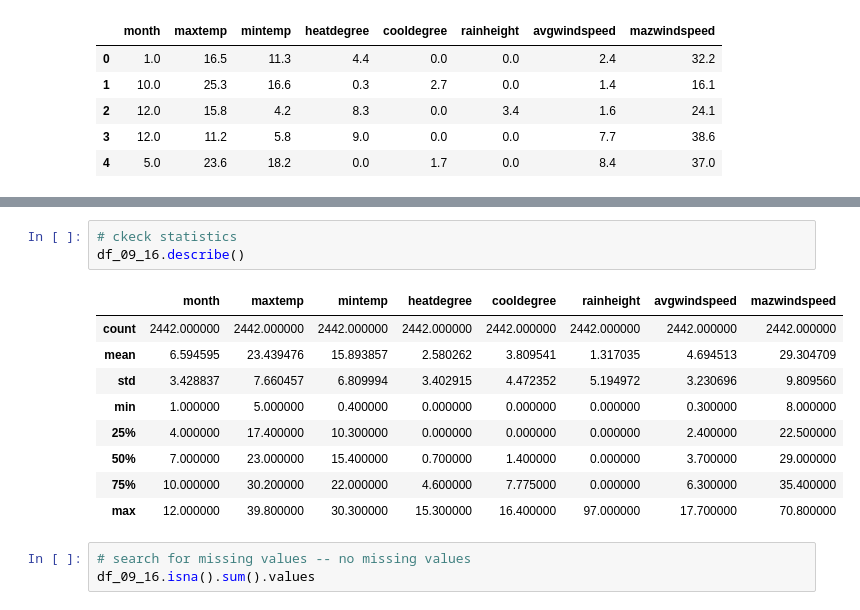
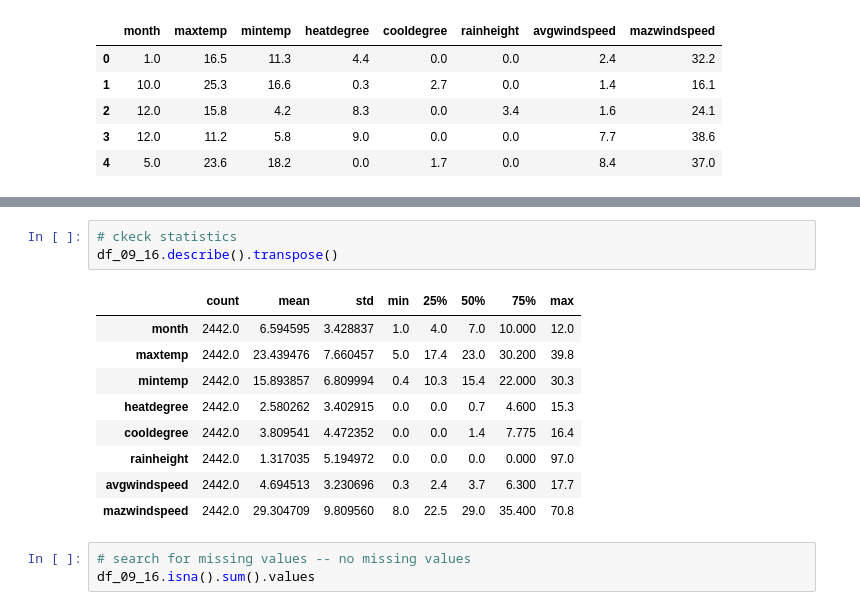
Before and after one commit to spros1/Methods-and-Algorithms_Work_Semester_21-22, a Jupyter notebook: Meteorological_Measurements_AthensCenter.ipynb, the cells around one changed output, grey strips where cells are left out. Saved outputs shown, nothing was run; the diff lists cells and outputs as text.

```diff
--- a/Meteorological_Measurements_AthensCenter.ipynb
+++ b/Meteorological_Measurements_AthensCenter.ipynb
@@ -83,17 +83,17 @@ dtypes: float64(8)
 memory usage: 152.8 KB
 # %%
 # ckeck statistics
-df_09_16.describe()
+df_09_16.describe().transpose()
 # %% [output]
-|  | month | maxtemp | mintemp | heatdegree | cooldegree | rainheight | avgwindspeed | mazwindspeed |
-| count | 2442.000000 | 2442.000000 | 2442.000000 | 2442.000000 | 2442.000000 | 2442.000000 | 2442.000000 | 2442.000000 |
-| mean | 6.594595 | 23.439476 | 15.893857 | 2.580262 | 3.809541 | 1.317035 | 4.694513 | 29.304709 |
-| std | 3.428837 | 7.660457 | 6.809994 | 3.402915 | 4.472352 | 5.194972 | 3.230696 | 9.809560 |
-| min | 1.000000 | 5.000000 | 0.400000 | 0.000000 | 0.000000 | 0.000000 | 0.300000 | 8.000000 |
-| 25% | 4.000000 | 17.400000 | 10.300000 | 0.000000 | 0.000000 | 0.000000 | 2.400000 | 22.500000 |
-| 50% | 7.000000 | 23.000000 | 15.400000 | 0.700000 | 1.400000 | 0.000000 | 3.700000 | 29.000000 |
-| 75% | 10.000000 | 30.200000 | 22.000000 | 4.600000 | 7.775000 | 0.000000 | 6.300000 | 35.400000 |
-| max | 12.000000 | 39.800000 | 30.300000 | 15.300000 | 16.400000 | 97.000000 | 17.700000 | 70.800000 |
+|  | count | mean | std | min | 25% | 50% | 75% | max |
+| month | 2442.0 | 6.594595 | 3.428837 | 1.0 | 4.0 | 7.0 | 10.000 | 12.0 |
+| maxtemp | 2442.0 | 23.439476 | 7.660457 | 5.0 | 17.4 | 23.0 | 30.200 | 39.8 |
+| mintemp | 2442.0 | 15.893857 | 6.809994 | 0.4 | 10.3 | 15.4 | 22.000 | 30.3 |
+| heatdegree | 2442.0 | 2.580262 | 3.402915 | 0.0 | 0.0 | 0.7 | 4.600 | 15.3 |
+| cooldegree | 2442.0 | 3.809541 | 4.472352 | 0.0 | 0.0 | 1.4 | 7.775 | 16.4 |
+| rainheight | 2442.0 | 1.317035 | 5.194972 | 0.0 | 0.0 | 0.0 | 0.000 | 97.0 |
+| avgwindspeed | 2442.0 | 4.694513 | 3.230696 | 0.3 | 2.4 | 3.7 | 6.300 | 17.7 |
+| mazwindspeed | 2442.0 | 29.304709 | 9.809560 | 8.0 | 22.5 | 29.0 | 35.400 | 70.8 |
 # %%
 # search for missing values -- no missing values
 df_09_16.isna().sum().values
```
Also changed, not shown: parts of 35 cells of this notebook.
